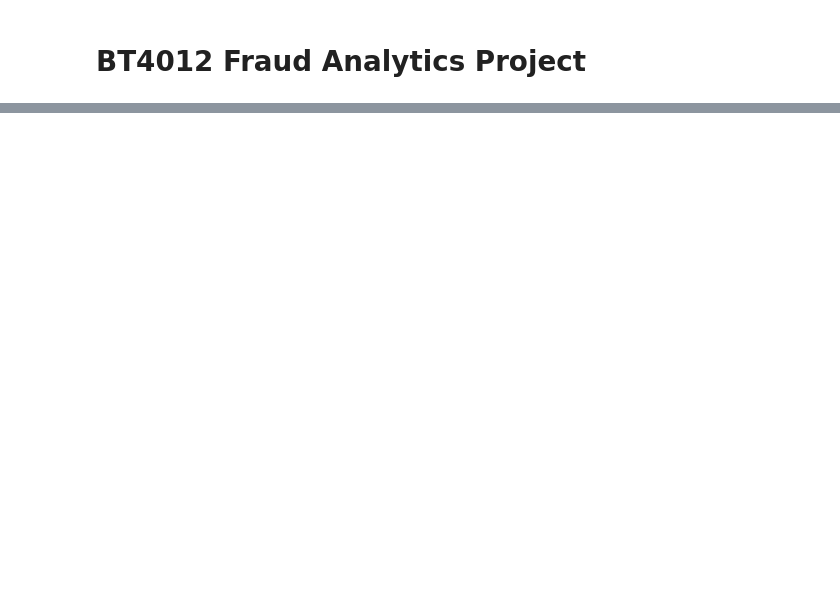
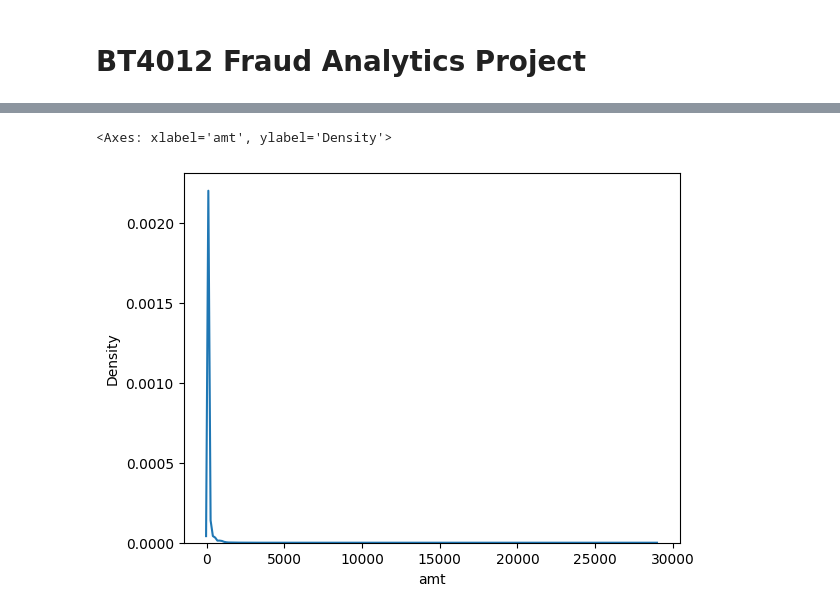
Before and after one commit to jwjwwjwj/BT4012, a Jupyter notebook: main.ipynb, the cells around one changed output, grey strips where cells are left out. Drawn from its saved outputs; the diff is of its cells as text; code cells hidden in the pictures; blank space fills up the shorter version.

```diff
--- a/main.ipynb
+++ b/main.ipynb
@@ -17,0 +75,5 @@ train.head()
+# %%
+sns.kdeplot(data=train['amt'])
+# %% [output]
+<Axes: xlabel='amt', ylabel='Density'>
+[figure, added]
```
Also changed, not shown: parts of 12 cells of this notebook.
